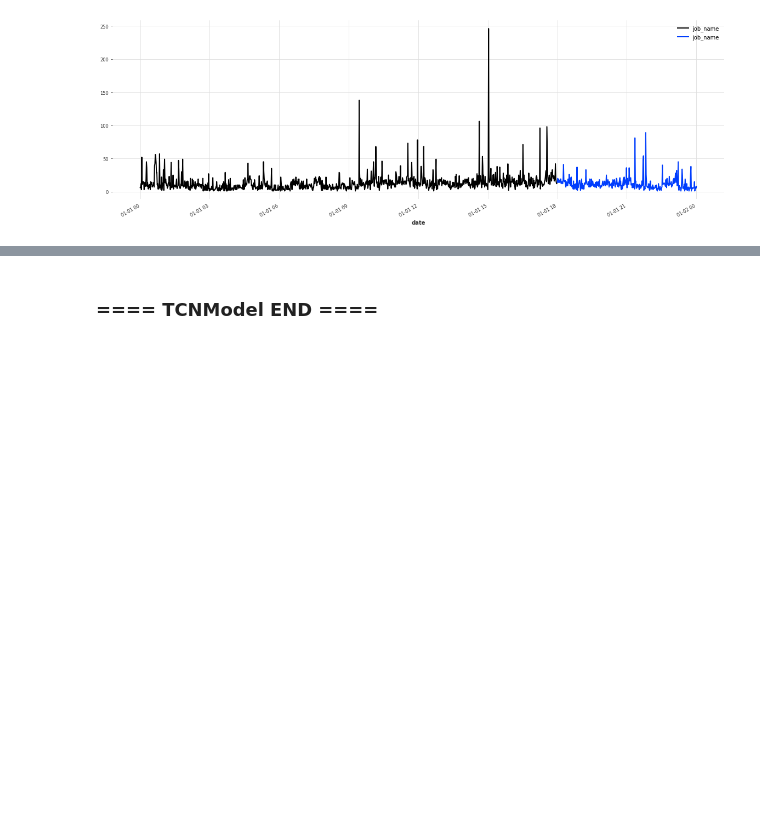
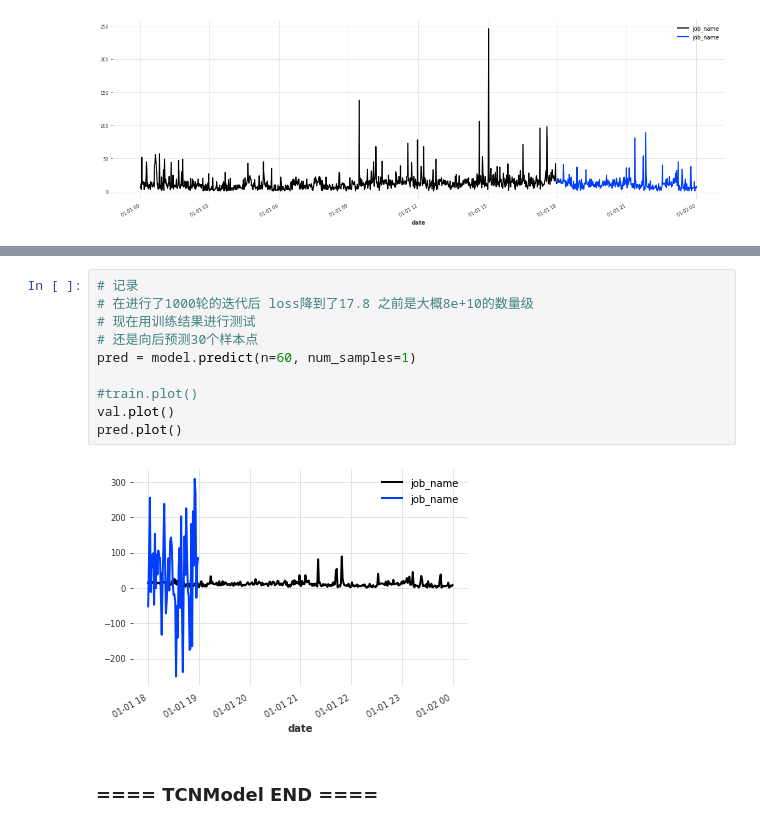
Before and after one commit to lizonglingo/clusterdate-trace-alibaba, a Jupyter notebook: gpu_claster/darts/time_forecasting.ipynb, the cells around one changed output, grey strips where cells are left out. Drawn from its saved outputs; the diff is of its cells as text; blank space fills up the shorter version.

```diff
--- a/gpu_claster/darts/time_forecasting.ipynb
+++ b/gpu_claster/darts/time_forecasting.ipynb
@@ -314,3 +316,15 @@ model.fit(train, epochs=1000, verbose=True)
+# %%
+# 记录
+# 在进行了1000轮的迭代后 loss降到了17.8 之前是大概8e+10的数量级
+# 现在用训练结果进行测试
+# 还是向后预测30个样本点
+pred = model.predict(n=60, num_samples=1)
+
+#train.plot()
+val.plot()
+pred.plot()
+# %% [output]
+[figure, added]
 # %% [markdown]
 ### ==== TCNModel END ====
 # %% [markdown]
```
Also changed, not shown: parts of 2 cells of this notebook, 1 other file.
